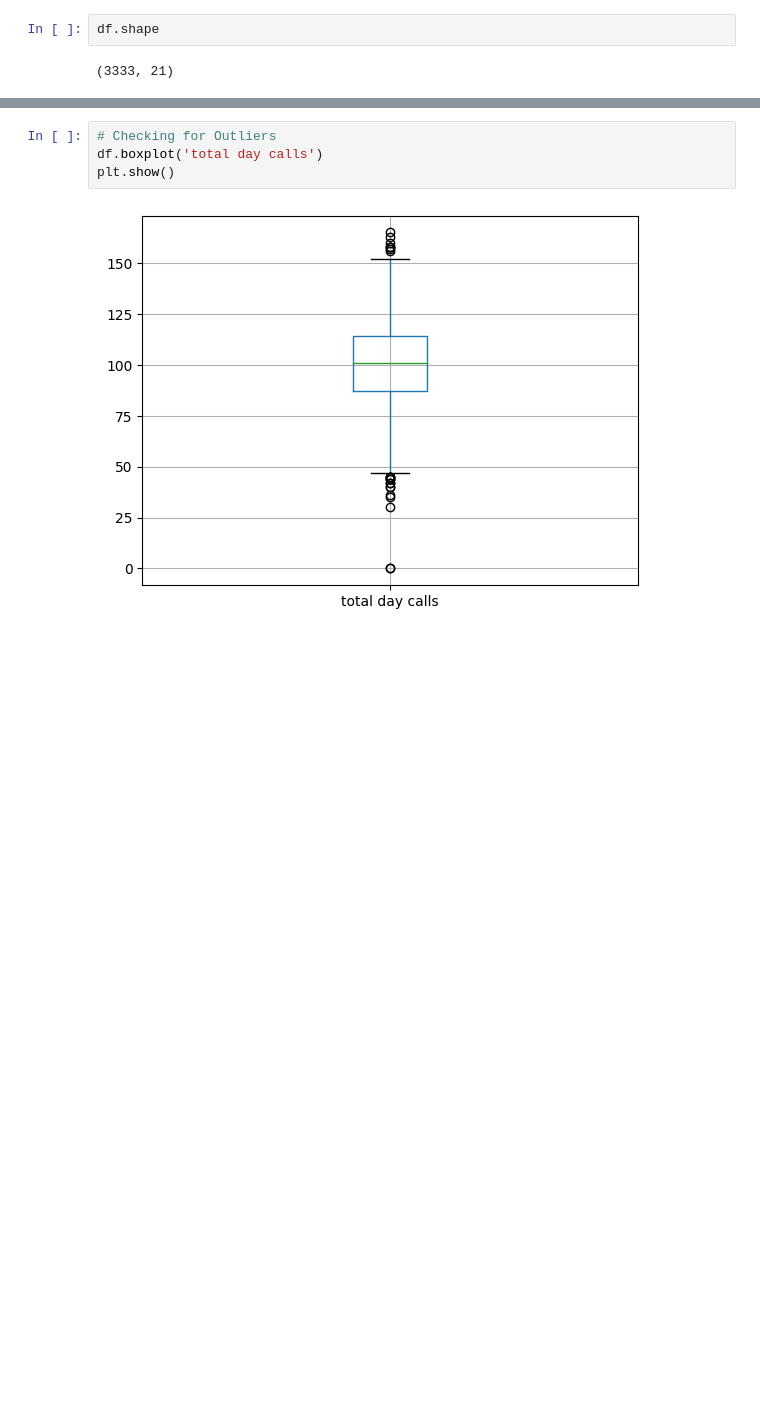
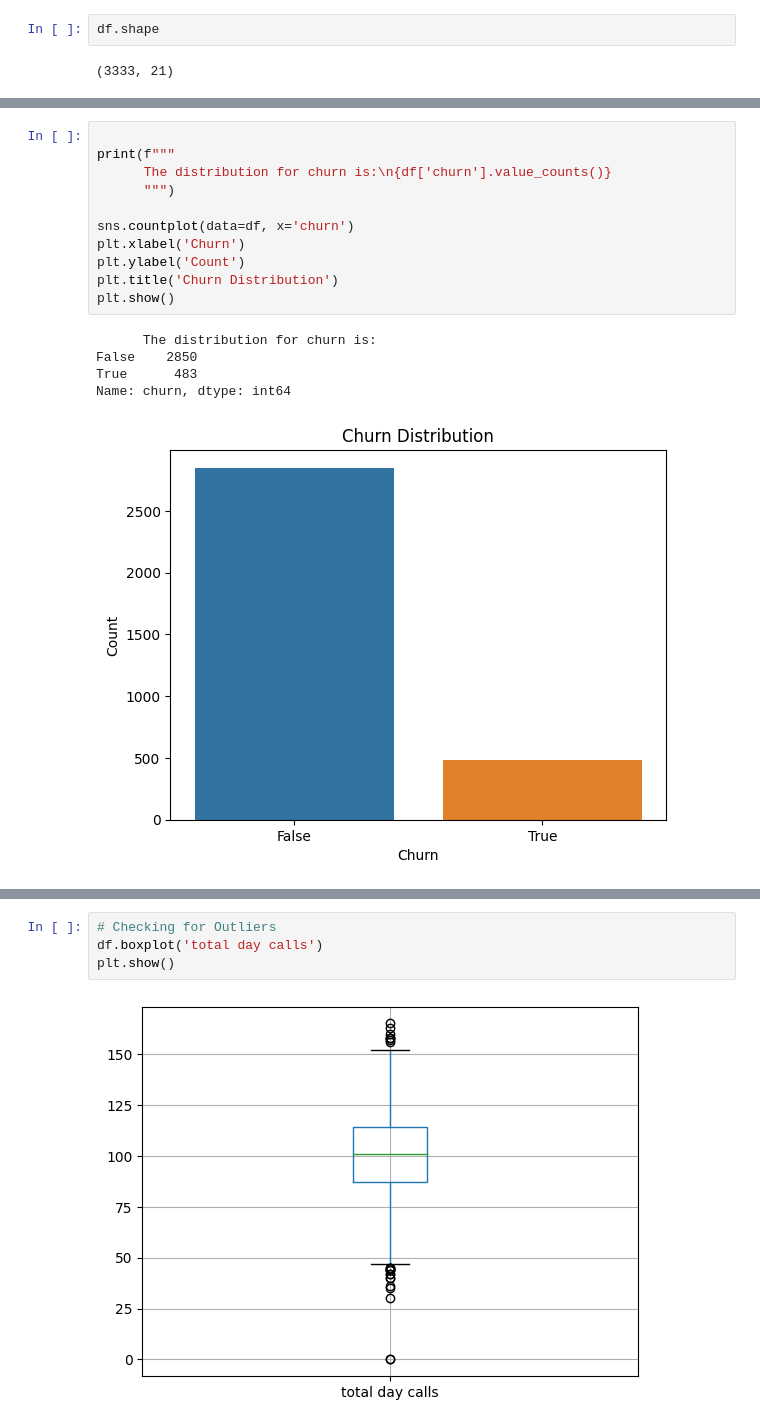
Before and after one commit to Ed-Odhiambo/Phase3_Project, a Jupyter notebook: student.ipynb, the cells around one changed output, grey strips where cells are left out. Saved outputs shown, nothing was run; the diff lists cells and outputs as text; blank space fills up the shorter version.

```diff
--- a/student.ipynb
+++ b/student.ipynb
@@ -165,0 +187,17 @@ df.nunique().value_counts().plot.barh();
+# %%
+
+print(f"""
+      The distribution for churn is:\n{df['churn'].value_counts()}
+      """)
+
+sns.countplot(data=df, x='churn')
+plt.xlabel('Churn')
+plt.ylabel('Count')
+plt.title('Churn Distribution')
+plt.show()
+# %% [output]
+      The distribution for churn is:
+False    2850
+True      483
+Name: churn, dtype: int64
+[figure, added]
```
Also changed, not shown: parts of 77 cells of this notebook, 1 other file.
